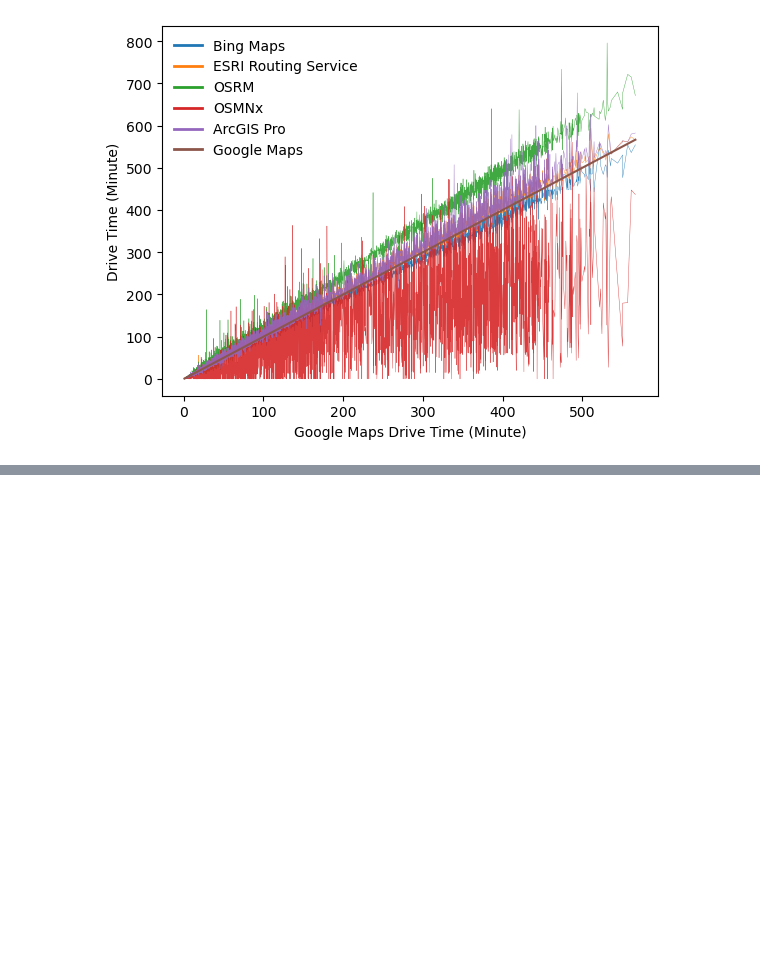
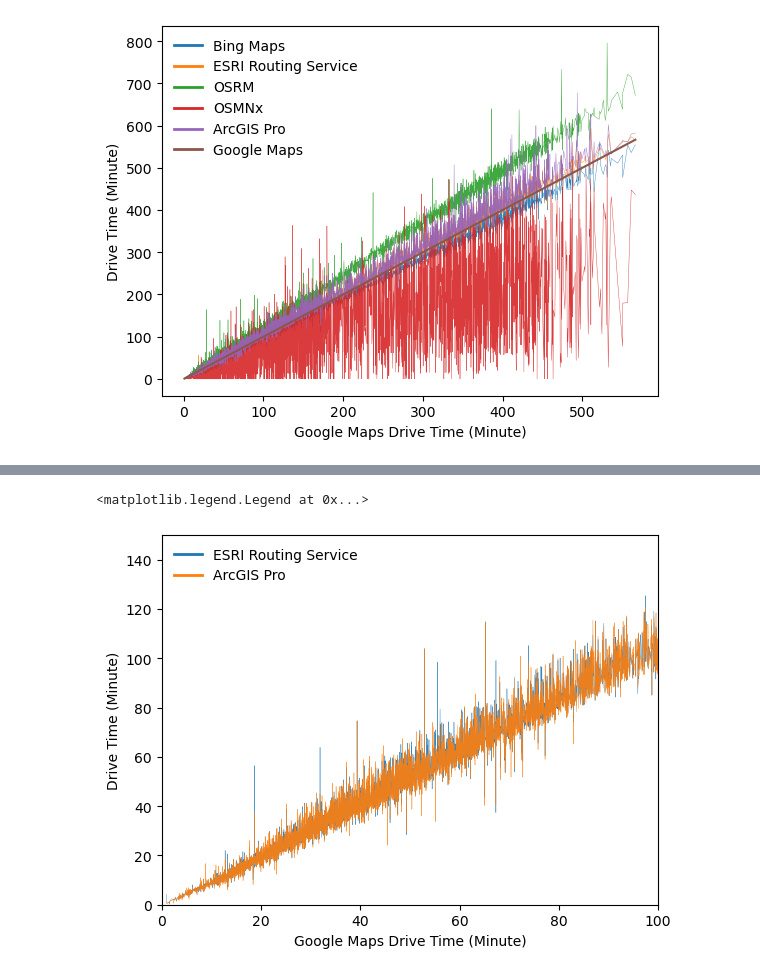
Before and after one commit to wybert/Comparative-Study-of-Methods-for-Drive-Time-Estimation, a Jupyter notebook: notebooks/0.2-xiaokang-results-visualization.ipynb, the cells around one changed output, grey strips where cells are left out. Saved outputs shown, nothing was run; the diff lists cells and outputs as text; code cells hidden in the pictures; blank space fills up the shorter version.

```diff
--- a/notebooks/0.2-xiaokang-results-visualization.ipynb
+++ b/notebooks/0.2-xiaokang-results-visualization.ipynb
@@ -44,0 +95,19 @@ plt.show()
+# %%
+# plot the difference between ESRI and ArcGIS Pro
+ax = results.plot(kind='line',y=[ "ESRI Routing Service",  "ArcGIS Pro"],
+                  linewidth=0.3,
+                  alpha=0.9)
+# plt.title("Comparison of Route Drive Durations")
+plt.xlabel("Google Maps Drive Time (Minute)")
+plt.ylabel("Drive Time (Minute)")
+ax.set_xlim([0, 100])
+ax.set_ylim([0, 150])
+legend_lines = [mlines.Line2D([], [], color=c, linewidth=2) for c in plt.rcParams['axes.prop_cycle'].by_key()['color']]
+legend_labels = [  "ESRI Routing Service",  "ArcGIS Pro"]
+plt.legend(legend_lines, legend_labels,frameon=False,loc='upper left')
+
+# plt.savefig("../reports/figures/Comparison_of_Route_Drive_Durations_with100.pdf")
+# plt.show()
+# %% [output]
+<matplotlib.legend.Legend at 0x...>
+[figure, added]
```
Also changed, not shown: parts of 3 cells of this notebook, 3 other files.
